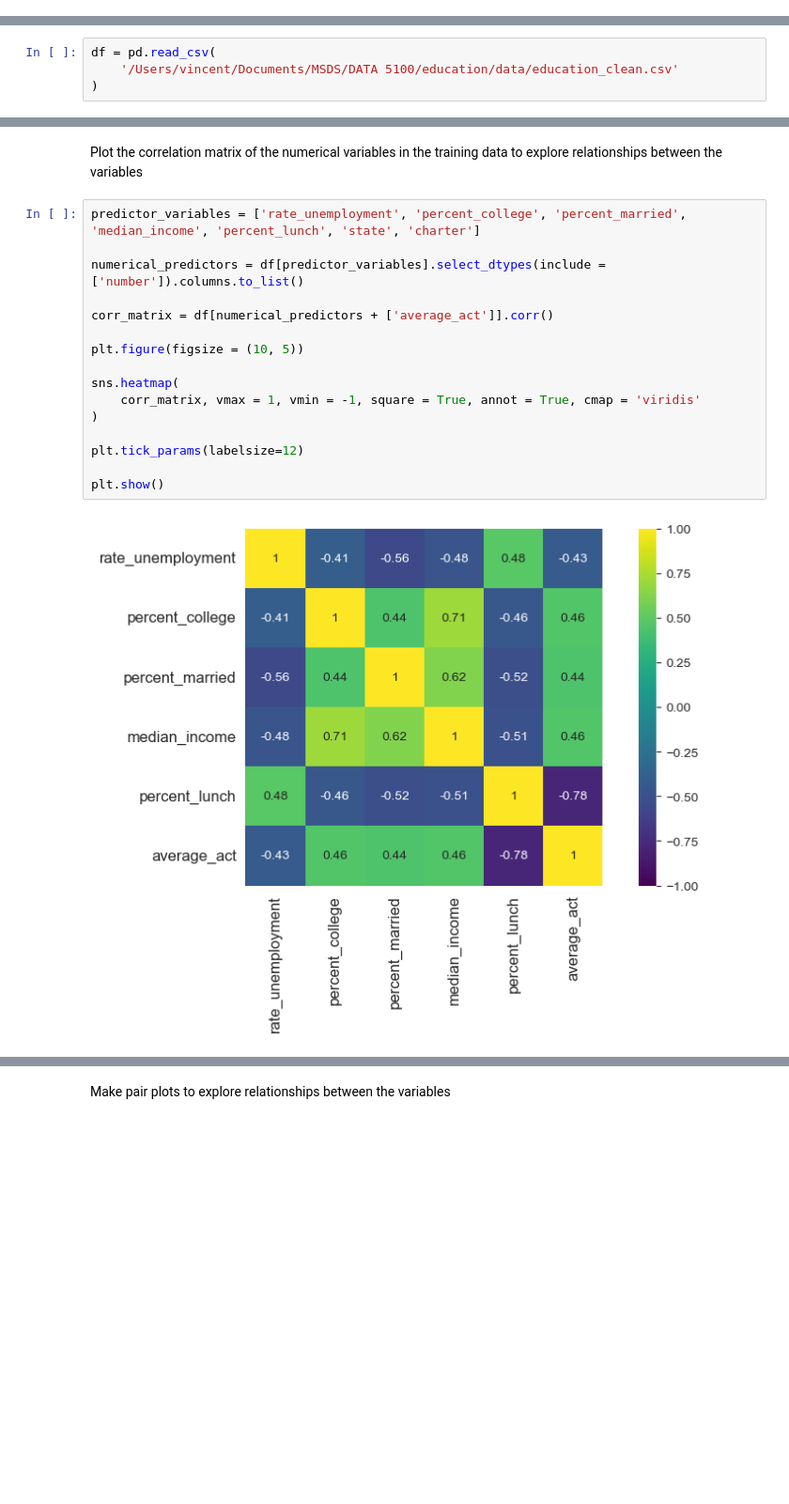
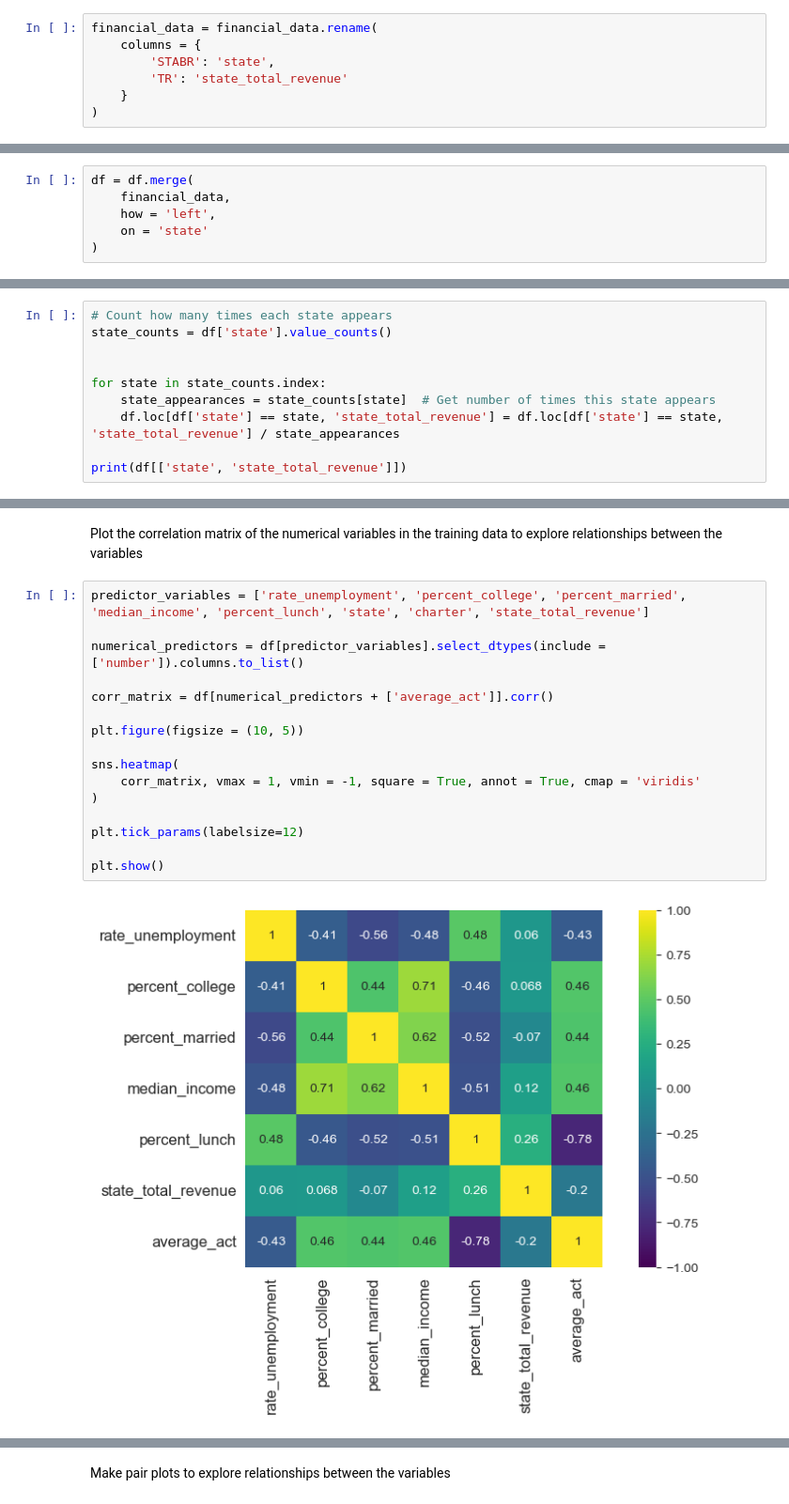
Before and after one commit to vtc03/education, a Jupyter notebook: code/Education.ipynb, the cells around one changed output, grey strips where cells are left out. Shown at 94% size. Saved outputs shown, nothing was run; the diff lists cells and outputs as text; blank space fills up the shorter version.

```diff
--- a/code/Education.ipynb
+++ b/code/Education.ipynb
@@ -190,6 +194,13 @@ school_information = school_information.rename(
         'CHARTER_TEXT': 'charter'
     }
 )
+# %%
+financial_data = financial_data.rename(
+    columns = {
+        'STABR': 'state',
+        'TR': 'state_total_revenue'
+    }
+)
 # %%
 school_information.head()
 # %% [output]
@@ -238,3 +239,9 @@ df = edgap.merge(
     on = 'id'
 
 )
+# %%
+df = df.merge(
+    financial_data,
+    how = 'left',
+    on = 'state'
+)
@@ -474,0 +486,10 @@ df.to_csv(
+# %%
+# Count how many times each state appears
+state_counts = df['state'].value_counts()
+
+
+for state in state_counts.index:
+    state_appearances = state_counts[state]  # Get number of times this state appears
+    df.loc[df['state'] == state, 'state_total_revenue'] = df.loc[df['state'] == state, 'state_total_revenue'] / state_appearances
+
+print(df[['state', 'state_total_revenue']])
@@ -490,4 +523,0 @@ from statsmodels.stats.anova import anova_lm
-# %%
-df = pd.read_csv(
-    '/Users/vincent/Documents/MSDS/DATA 5100/education/data/education_clean.csv'
-)
@@ -505,20 +526,20 @@ df.head()
 # %% [markdown]
 Plot the correlation matrix of the numerical variables in the training data to explore relationships between the variables
 # %%
-predictor_variables = ['rate_unemployment', 'percent_college', 'percent_married', 'median_income', 'percent_lunch', 'state', 'charter']
+predictor_variables = ['rate_unemployment', 'percent_college', 'percent_married', 'median_income', 'percent_lunch', 'state', 'charter', 'state_total_revenue']
 
 numerical_predictors = df[predictor_variables].select_dtypes(include = ['number']).columns.to_list()
 
 corr_matrix = df[numerical_predictors + ['average_act']].corr()
 
 plt.figure(figsize = (10, 5))
 
 sns.heatmap(
     corr_matrix, vmax = 1, vmin = -1, square = True, annot = True, cmap = 'viridis'
 )
 
 plt.tick_params(labelsize=12)
 
 plt.show()
 # %% [output]
-[figure, old version]
+[figure, new version]
```
Also changed, not shown: parts of 124 cells of this notebook, 4 other files.
